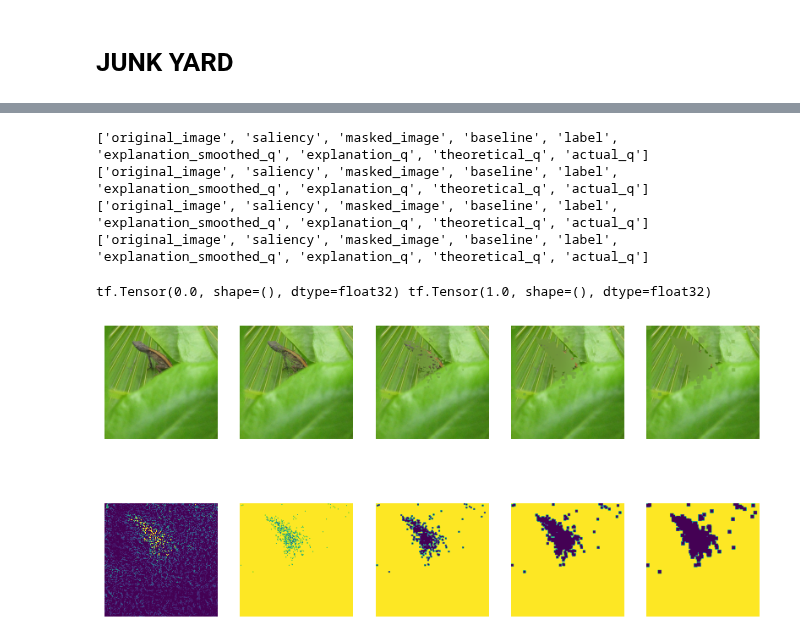
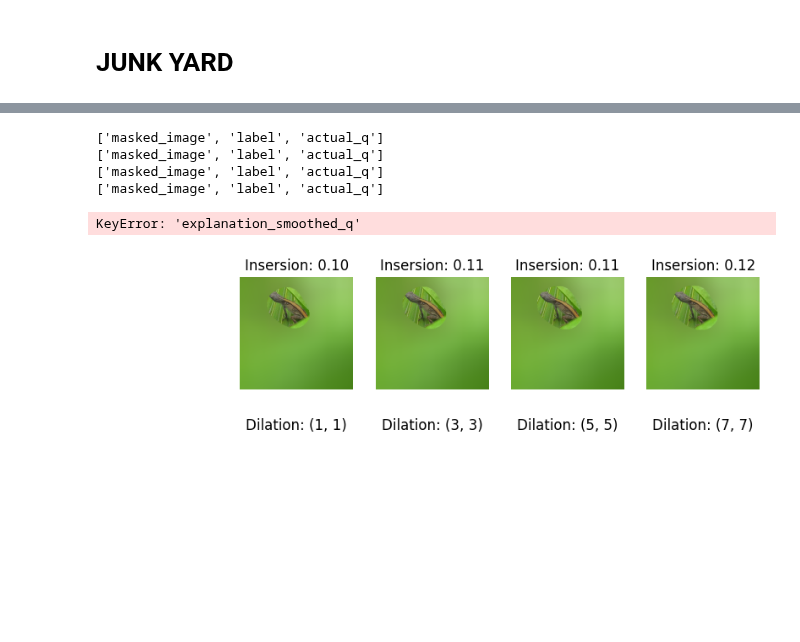
Before and after one commit to Amir-Mehrpanah/On-Spectral-Properties-of-Gradient-based-Explanation-Methods-ECCV24, a Jupyter notebook: experiments/experiment_8.ipynb, the cells around one changed output, grey strips where cells are left out. Drawn from its saved outputs; the diff is of its cells as text; code cells hidden in the pictures.

Commit message:
ablation studies

```diff
--- a/experiments/experiment_8.ipynb
+++ b/experiments/experiment_8.ipynb
@@ -561,27 +577,29 @@ explanation_smoothed_q = {}
 # %%
 from source.data_manager import imagenet_loader_from_metadata
 
-save_metadata_dir = "outputs/metadata/8_0_*_0/"
-sl_metadata = load_experiment_metadata(save_metadata_dir,
-                                       glob_path="*_ig_*.csv")
+save_metadata_dir = "outputs/metadata/8_3_*_0/"
+sl_metadata = load_experiment_metadata(save_metadata_dir, glob_path="*_ig_*.csv")
 ids = sl_metadata["stream_name"] == "vanilla_grad_mask"
+ids = ids & (sl_metadata.alpha_mask_value == "ig_rise_u_x_0.1")
 sl_metadata = sl_metadata[ids]
 sl_metadata = sl_metadata.reset_index(drop=True)
 sl_metadata["image_path"] = sl_metadata["image_path"].apply(
-    lambda npy_path: npy_path.replace("/scratch/local/data",
-                                      "/proj/azizpour-group/datasets"))
+    lambda npy_path: npy_path.replace(
+        "/scratch/local/data", "/proj/azizpour-group/datasets"
+    )
+)
 
 kernels = [(1, 1), (3, 3), (5, 5), (7, 7)]
 for smoothing_kernel_shape in kernels:
     ds = imagenet_loader_from_metadata(
         sl_metadata,
-        q=1,
+        q=10,
         input_shape=(224, 224, 3),
-        direction="deletion",
-        batch_size=2,
+        direction="insertion",
+        batch_size=1,
         prefetch_factor=1,
         smoothing_kernel_shape=smoothing_kernel_shape,
-        verbose=True,
+        verbose=False,
     )
 
     for item in ds:
@@ -590,48 +608,54 @@ for smoothing_kernel_shape in kernels:
 
     masked_image[smoothing_kernel_shape] = item["masked_image"][0].numpy()
     actual_q[smoothing_kernel_shape] = f"{item['actual_q'][0].numpy():.2f}"
-    explanation_smoothed_q[smoothing_kernel_shape] = item["explanation_smoothed_q"][0].numpy()
+    explanation_smoothed_q[smoothing_kernel_shape] = item["explanation_smoothed_q"][
+        0
+    ].numpy()
 # %% [output]
-['original_image', 'saliency', 'masked_image', 'baseline', 'label', 'explanation_smoothed_q', 'explanation_q', 'theoretical_q', 'actual_q']
-['original_image', 'saliency', 'masked_image', 'baseline', 'label', 'explanation_smoothed_q', 'explanation_q', 'theoretical_q', 'actual_q']
-['original_image', 'saliency', 'masked_image', 'baseline', 'label', 'explanation_smoothed_q', 'explanation_q', 'theoretical_q', 'actual_q']
-['original_image', 'saliency', 'masked_image', 'baseline', 'label', 'explanation_smoothed_q', 'explanation_q', 'theoretical_q', 'actual_q']
+['masked_image', 'label', 'actual_q']
+['masked_image', 'label', 'actual_q']
+['masked_image', 'label', 'actual_q']
+['masked_image', 'label', 'actual_q']
 # %%
 import tensorflow as tf
 
-print(tf.reduce_min(item["explanation_smoothed_q"][0]),
-      tf.reduce_max(item["explanation_smoothed_q"][0]))
+print(
+    tf.reduce_min(item["explanation_smoothed_q"][0]),
+    tf.reduce_max(item["explanation_smoothed_q"][0]),
+)
+
+print(tf.reduce_mean(explanation_smoothed_q[(1, 1)]))
 # %% [output]
-tf.Tensor(0.0, shape=(), dtype=float32) tf.Tensor(1.0, shape=(), dtype=float32)
+KeyError: 'explanation_smoothed_q'
 # %%
 from source.data_manager import save_axis
 
 
 fig, axes = plt.subplots(2, 5, figsize=(10, 5))
 for ax in axes.ravel():
     ax.axis("off")
 names_row1 = []
 names_row2 = []
 axes[0, 0].imshow(item["original_image"][0])
-# axes[0, 0].set_title("Original")
+axes[0, 0].set_title("Original")
 names_row1.append("Original")
 saliency = item["saliency"][0].numpy()
 mean = saliency.mean()
 std = saliency.std()
-axes[1, 0].imshow(item["saliency"][0], vmin=0, vmax=mean + 2 * std)
+axes[1, 0].imshow(item["saliency"][0])  # , vmin=mean - 2 * std, vmax=mean + 2 * std)
 names_row2.append("Saliency")
-# axes[1, 0].set_title("Saliency")
+axes[1, 0].set_title("Saliency")
 
 for i, kernel in enumerate(kernels, 1):
     axes[0, i].imshow(masked_image[kernel])
-    # axes[0, i].set_title(f"Removal: {actual_q[kernel]}")
-    names_row1.append(f"Removal: {actual_q[kernel]}")
+    axes[0, i].set_title(f"Insersion: {actual_q[kernel]}")
+    names_row1.append(f"Deletion_{i}: {actual_q[kernel]}")
     axes[1, i].imshow(explanation_smoothed_q[kernel])
-    # axes[1, i].set_title(f"Erosion: {kernel}")
-    names_row2.append(f"Erosion: {kernel}")
+    axes[1, i].set_title(f"Dilation: {kernel}")
+    names_row2.append(f"Erosion_{i}: {kernel}")
 names = names_row1 + names_row2
-save_axis(
-    names=names, fig=fig, axes=axes, save_output_dir="outputs/figures/kernel_ablation"
-)
+# save_axis(
+#     names=names, fig=fig, axes=axes, save_output_dir="outputs/figures/kernel_ablation/kernel_ablation_rise"
+# )
 # %% [output]
-[figure, old version]
+[figure, new version]
```
Also changed, not shown: parts of 7 cells of this notebook, 7 other files.
